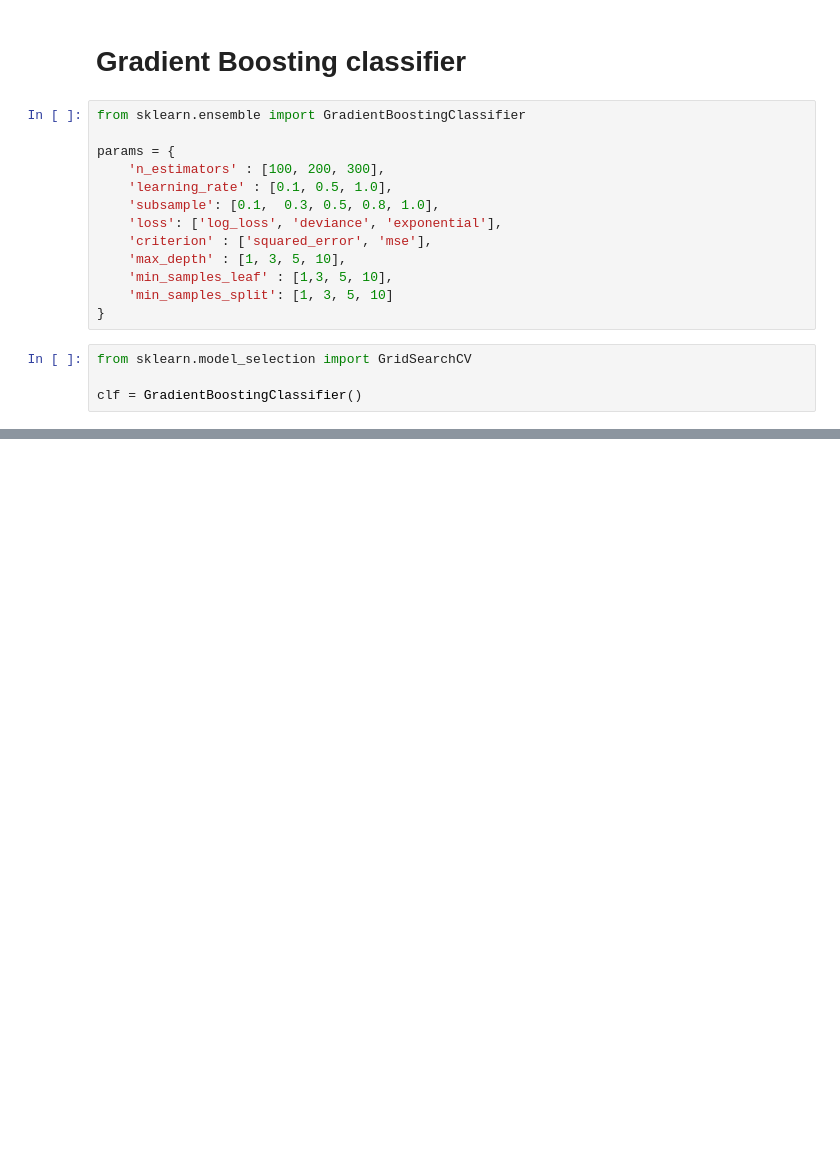
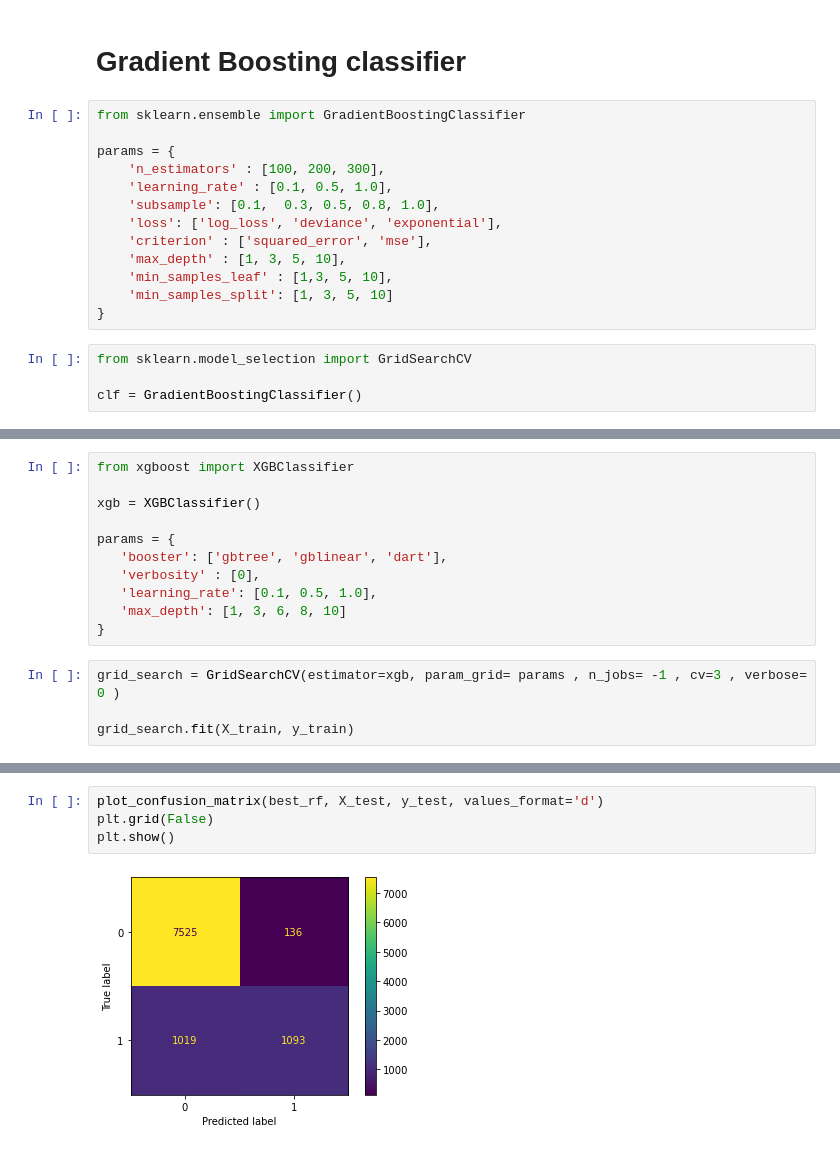
Before and after one commit to Ewertonv90/Credit-Score-Classification_Risk, a Jupyter notebook: project-credit-classfication.ipynb, the cells around one changed output, grey strips where cells are left out. Saved outputs shown, nothing was run; the diff lists cells and outputs as text; blank space fills up the shorter version.

```diff
--- a/project-credit-classfication.ipynb
+++ b/project-credit-classfication.ipynb
@@ -464,0 +530,15 @@ grid_search.fit(X_train, y_train)
+# %%
+from xgboost import XGBClassifier
+
+xgb = XGBClassifier()
+
+params = {
+   'booster': ['gbtree', 'gblinear', 'dart'],
+   'verbosity' : [0],
+   'learning_rate': [0.1, 0.5, 1.0],
+   'max_depth': [1, 3, 6, 8, 10]
+}
+# %%
+grid_search = GridSearchCV(estimator=xgb, param_grid= params , n_jobs= -1 , cv=3 , verbose= 0 )
+
+grid_search.fit(X_train, y_train)
@@ -467,0 +595,6 @@ best_rf = grid_search.best_estimator_
+# %%
+plot_confusion_matrix(best_rf, X_test, y_test, values_format='d')
+plt.grid(False)
+plt.show()
+# %% [output]
+[figure, added]
```
Also changed, not shown: parts of 12 cells of this notebook.
